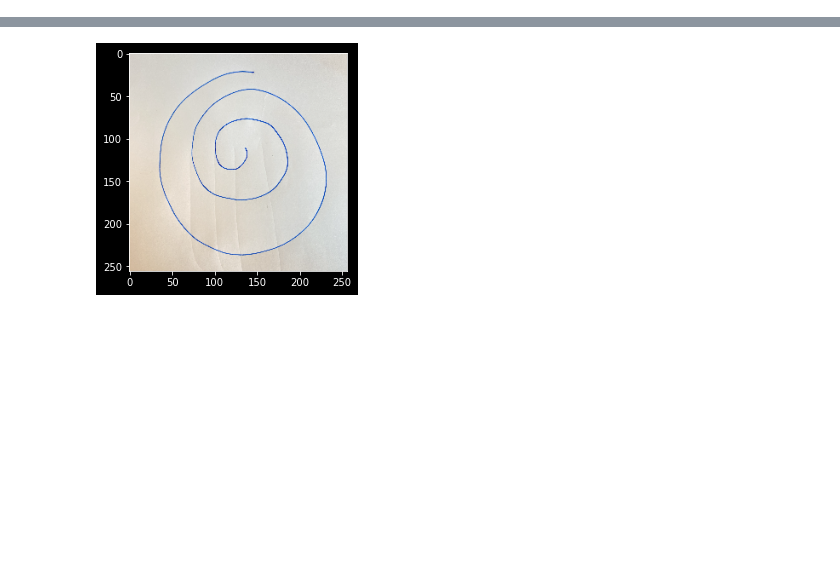
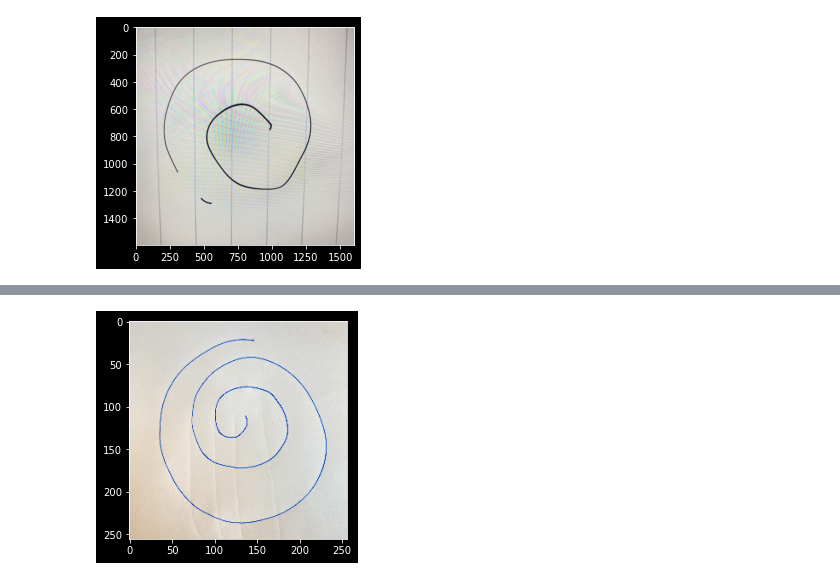
Before and after one commit to mahimairaja/Parkinson_Detection_spiral, a Jupyter notebook: Parkinson_Detection/Hand_drawings/Testing_01.ipynb, the cells around one changed output, grey strips where cells are left out. Cells and saved outputs as stored; diff of their text form; code cells hidden in the pictures; blank space fills up the shorter version.

```diff
--- a/Parkinson_Detection/Hand_drawings/Testing_01.ipynb
+++ b/Parkinson_Detection/Hand_drawings/Testing_01.ipynb
@@ -11,0 +34,11 @@ model = load_model('100_spiral_model.h5')
+# %%
+cur_dir = os.getcwd()
+img_path = os.path.join('/Users/mahimairaja/Desktop/test4.png')
+
+img = cv2.imread(img_path)
+img = cv2.cvtColor(img, cv2.COLOR_BGR2RGB)
+# img = cv2.cvtColor(img, cv2.COLOR_RGB2GRAY)
+plt.imshow(img)
+plt.show()
+# %% [output]
+[figure, added]
```
Also changed, not shown: parts of 6 cells of this notebook.
